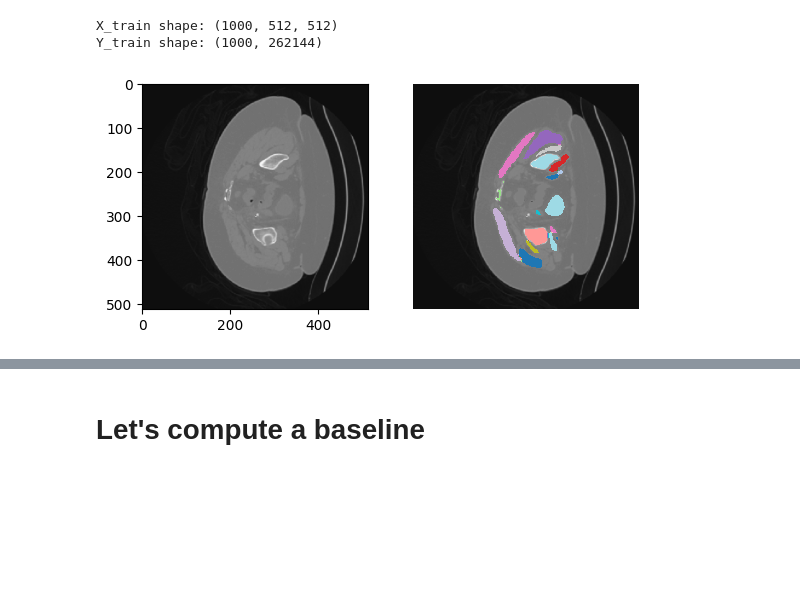
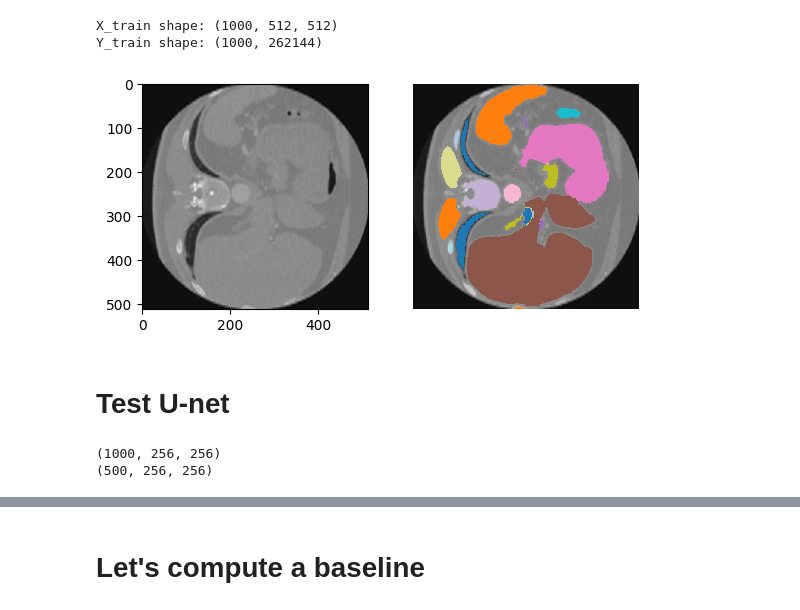
Before and after one commit to sarrabenyahia/RaidiumxENSChallenge, a Jupyter notebook: src/Example_Data_handling_and_baseline.ipynb, the cells around one changed output, grey strips where cells are left out. Saved outputs shown, nothing was run; the diff lists cells and outputs as text; code cells hidden in the pictures; blank space fills up the shorter version.

```diff
--- a/src/Example_Data_handling_and_baseline.ipynb
+++ b/src/Example_Data_handling_and_baseline.ipynb
@@ -58,16 +58,18 @@ Y_train shape: (1000, 262144)
 # %%
 # Let's display some data
 # Here is a function to display side by side a slide and a segmented mask
 def plot_slice_seg(slice_image, seg):
     fig, axes = plt.subplots(1, 2)
     axes[0].imshow(slice_image, cmap="gray")
     axes[1].imshow(slice_image, cmap="gray")
     seg_masked = np.ma.masked_where(seg.reshape((512,512)) == 0, (seg.reshape((512,512))))
     axes[1].imshow(seg_masked, cmap="tab20")
     plt.axis("off")
 
 # Let's try it on a slide and ites segmentation mask
 # Note: we have to reshape the rows of the dataframe into a 512*512 matrix
-plot_slice_seg(data_train[0], labels_train.iloc[0].values.reshape((512,512)))
+plot_slice_seg(data_train[34], labels_train.iloc[34].values.reshape((512,512)))
 # %% [output]
-[figure, old version]
+[figure, new version]
+# %% [markdown]
+# Test U-net
@@ -73,0 +130,18 @@ plot_slice_seg(data_train[0], labels_train.iloc[0].values.reshape((512,512)))
+# %%
+import cv2
+
+# Define the desired image size
+IMAGE_SIZE = 256
+
+# Resize the training data
+data_train_resized = np.array([cv2.resize(img, (IMAGE_SIZE, IMAGE_SIZE)) for img in data_train])
+
+# Resize the test data
+data_test_resized = np.array([cv2.resize(img, (IMAGE_SIZE, IMAGE_SIZE)) for img in data_test])
+
+# Print the new data shapes
+print(data_train_resized.shape)
+print(data_test_resized.shape)
+# %% [output]
+(1000, 256, 256)
+(500, 256, 256)
```
Also changed, not shown: parts of 9 cells of this notebook, 2 other files.
